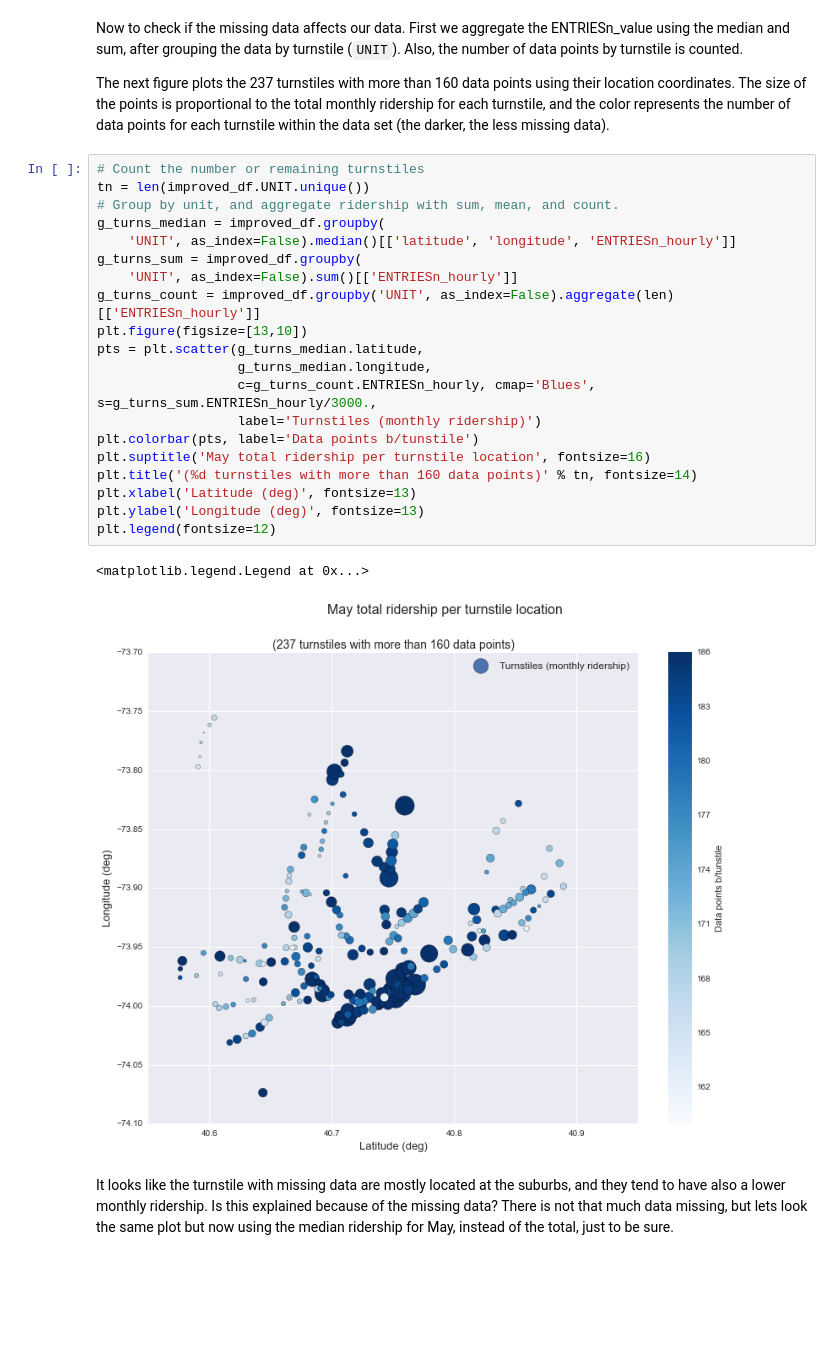
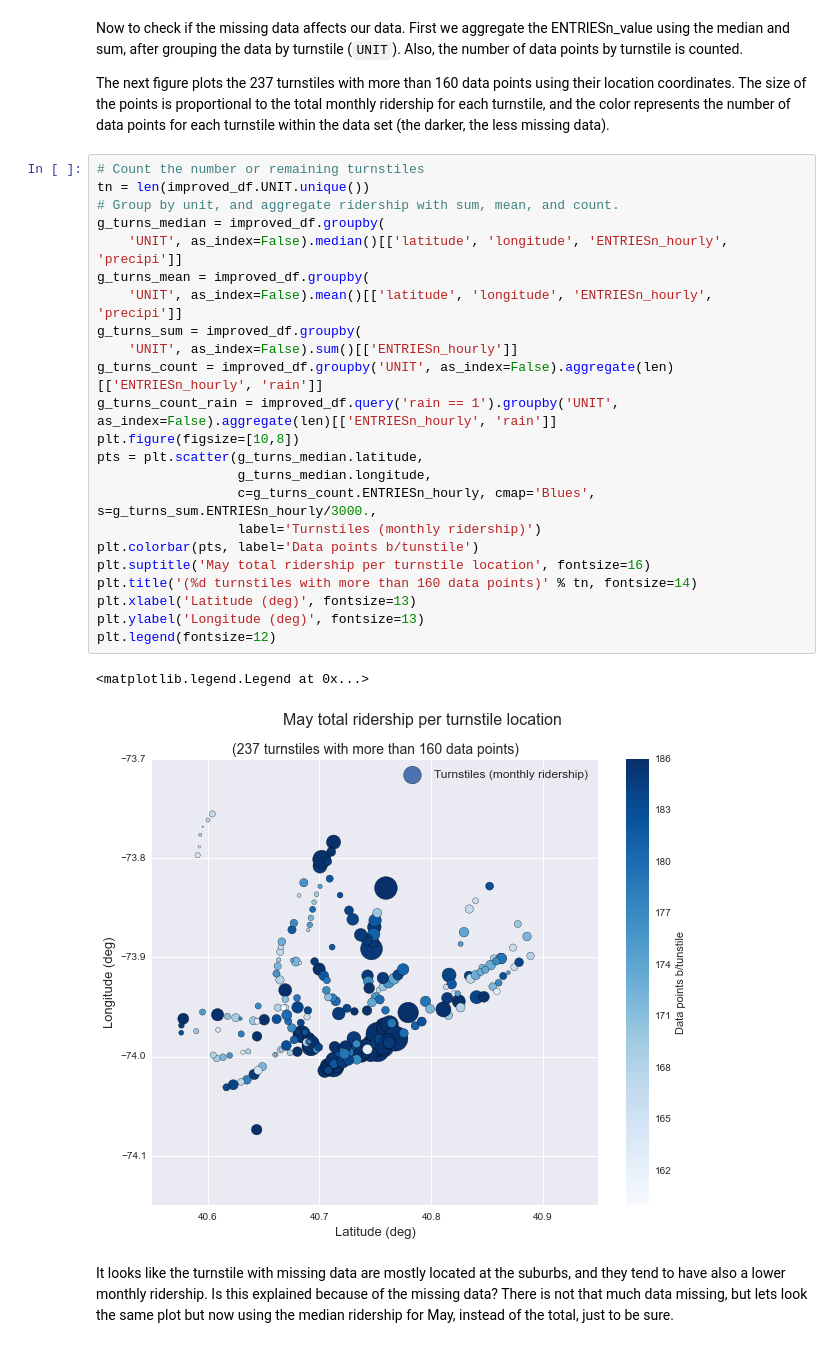
Before and after one commit to gornes/IntroToDS, a Jupyter notebook: Project1.ipynb, the cells around one changed output. Drawn from its saved outputs; the diff is of its cells as text; blank space fills up the shorter version.

```diff
--- a/Project1.ipynb
+++ b/Project1.ipynb
@@ -163,26 +165,29 @@ The next figure plots the 237 turnstiles with more than 160 data points using th
 # %%
 # Count the number or remaining turnstiles
 tn = len(improved_df.UNIT.unique())
 # Group by unit, and aggregate ridership with sum, mean, and count.
 g_turns_median = improved_df.groupby(
-    'UNIT', as_index=False).median()[['latitude', 'longitude', 'ENTRIESn_hourly']]
+    'UNIT', as_index=False).median()[['latitude', 'longitude', 'ENTRIESn_hourly', 'precipi']]
+g_turns_mean = improved_df.groupby(
+    'UNIT', as_index=False).mean()[['latitude', 'longitude', 'ENTRIESn_hourly', 'precipi']]
 g_turns_sum = improved_df.groupby(
     'UNIT', as_index=False).sum()[['ENTRIESn_hourly']]
-g_turns_count = improved_df.groupby('UNIT', as_index=False).aggregate(len)[['ENTRIESn_hourly']]
-plt.figure(figsize=[13,10])
+g_turns_count = improved_df.groupby('UNIT', as_index=False).aggregate(len)[['ENTRIESn_hourly', 'rain']]
+g_turns_count_rain = improved_df.query('rain == 1').groupby('UNIT', as_index=False).aggregate(len)[['ENTRIESn_hourly', 'rain']]
+plt.figure(figsize=[10,8])
 pts = plt.scatter(g_turns_median.latitude,
                   g_turns_median.longitude,
                   c=g_turns_count.ENTRIESn_hourly, cmap='Blues', s=g_turns_sum.ENTRIESn_hourly/3000.,
                   label='Turnstiles (monthly ridership)')
 plt.colorbar(pts, label='Data points b/tunstile')
 plt.suptitle('May total ridership per turnstile location', fontsize=16)
 plt.title('(%d turnstiles with more than 160 data points)' % tn, fontsize=14)
 plt.xlabel('Latitude (deg)', fontsize=13)
 plt.ylabel('Longitude (deg)', fontsize=13)
 plt.legend(fontsize=12)
 # %% [output]
 <matplotlib.legend.Legend at 0x...>
-[figure, old version]
+[figure, new version]
 # %% [markdown]
 It looks like the turnstile with missing data are mostly located at the suburbs, and they tend to have also a lower monthly ridership. Is this explained because of the missing data? There is not that much data missing, but lets look the same plot but now using the median ridership for May, instead of the total, just to be sure.
 # %%
```
Also changed, not shown: parts of 74 cells of this notebook, 10 other files.
